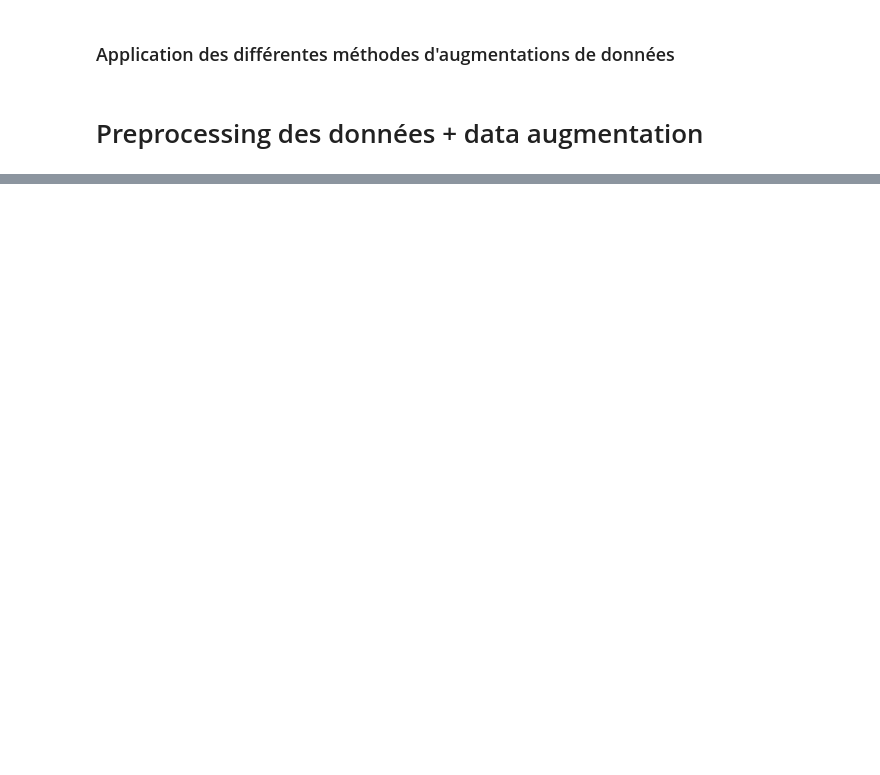
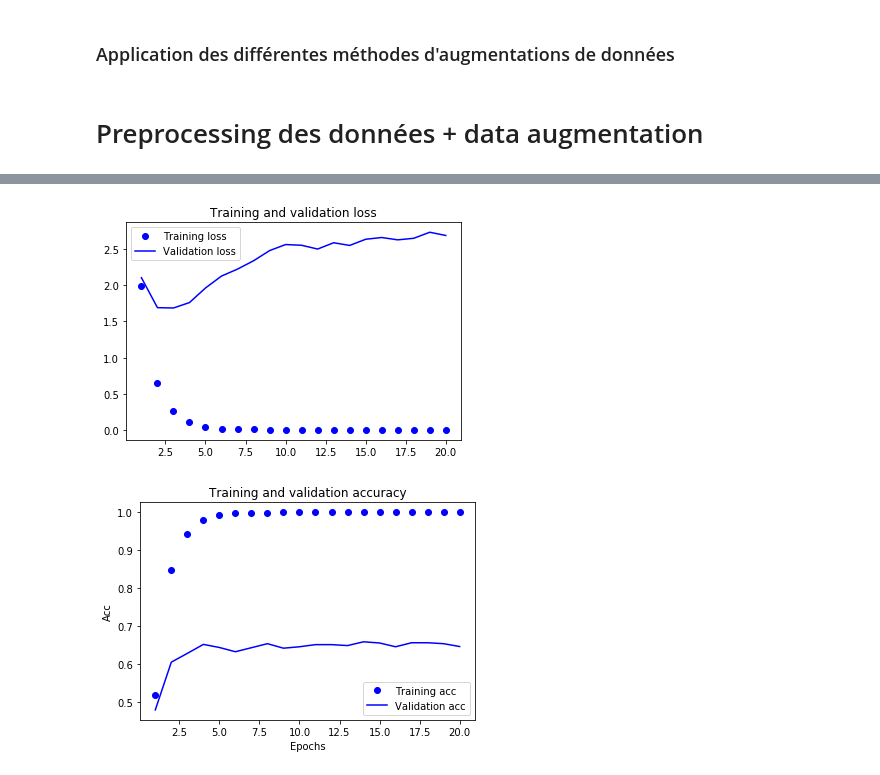
Before and after one commit to Ludovic-MARTIN/workshopPosos, a Jupyter notebook: Posos-lmgp.ipynb, the cells around one changed output, grey strips where cells are left out. Saved outputs shown, nothing was run; the diff lists cells and outputs as text; code cells hidden in the pictures; blank space fills up the shorter version.

```diff
--- a/Posos-lmgp.ipynb
+++ b/Posos-lmgp.ipynb
@@ -851,5 +862,5 @@ m_epochs = 100
 MAX_NB_WORDS = 20000
 
 # Chargement du model word2vec
-wv_model = word2vec.Word2Vec.load("posos_word2vec_dicomed.model")
+wv_model = word2vec.Word2Vec.load("posos_word2vec.model")
 # %% [markdown]
@@ -904,10 +915,10 @@ def lmgp_create_dictlist(key_values, dict_qwerty):
 
 dict_QWERTY = defaultdict(list)
 elist = [('e','w'),('e','r'),('e','s'),('e','d'),('e','f')]
-dict_QWERTY = lmgp_create_dictlist(elist, dict_qwerty)
+dict_QWERTY = lmgp_create_dictlist(elist, dict_QWERTY)
 
 elist = [('h','t'),('h','y'),('h','u'),('h','g'),('h','j')]
-dict_QWERTY = lmgp_create_dictlist(elist, dict_qwerty)
+dict_QWERTY = lmgp_create_dictlist(elist, dict_QWERTY)
 
 elist = [('k','u'),('k','i'),('k','o'),('k','j'),('k','')]
-dict_QWERTY = lmgp_create_dictlist(elist, dict_qwerty)
+dict_QWERTY = lmgp_create_dictlist(elist, dict_QWERTY)
@@ -947,7 +956,7 @@ def lmgp_synonym_aug(question, replacement_rate):
             # Si l'on a changé suffisament de mots on retourne la question transformée
             if nb_words_changed == nb_words_to_change:
                 # On retire un caractère au hasard avant de sortir
-                question = remove_one_char(question)
+                question = lmgp_remove_char(question)
 
                 return question
 
@@ -1009,14 +1026,0 @@ target = pd.DataFrame({"intention":new_target_list})
-# %%
-# Preprocessing
-raw_df = lmgp_medicament_marks(raw_df)
-raw_df['q2']=raw_df['question#'].map(lmgp_process_words)
-raw_df = lmgp_question_len(raw_df)
-raw_df["q2"] = raw_df.apply(lambda x : x["q2"][:450], axis=1)
-
-raw_df2, target2 = lmgp_resize_question(raw_df, lmax=450)
-raw_df2 = lmgp_encode(raw_df2)
-train2_df, test2_df, train2_target, test2_target, x_train, x_test = lmgp_split_vectorize(raw_df2, target2, 0.2)
-
-from keras.utils import to_categorical
-y_train = to_categorical(np.asarray(train2_df['intention']).astype('float32'))
-y_test = to_categorical(np.asarray(test2_df['intention']).astype('float32'))
@@ -1031,0 +1123,5 @@ See the caveats in the documentation: http://pandas.pydata.org/pandas-docs/stabl
+# %%
+lmgp_plot_history(history_aug)
+# %% [output]
+[figure, added]
+[figure, added]
```
Also changed, not shown: parts of 47 cells of this notebook.
